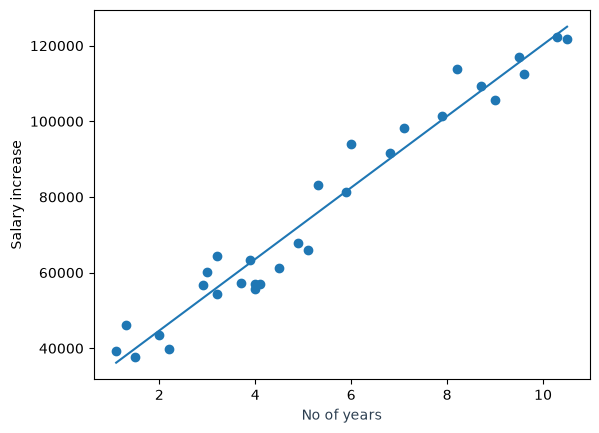
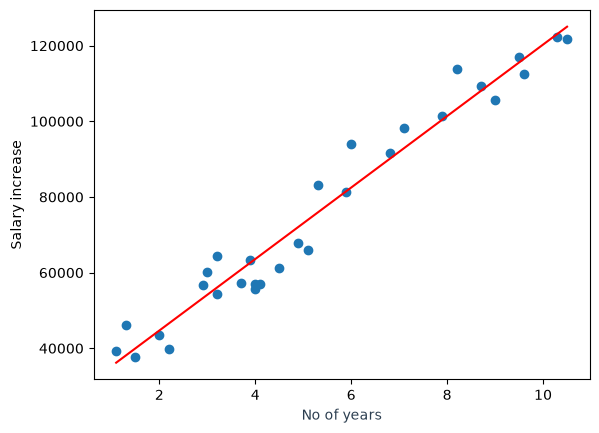
Unified diff of the notebook cell whose output changed from the first chart to the second:
--- before
+++ after
@@ -3,5 +3,5 @@
 plt.ylabel("Salary increase", color="#000000")
 
-plt.plot(df["YearsExperience"], lnr_model.predict(df[["YearsExperience"]]))
+plt.plot(df["YearsExperience"], lnr_model.predict(df[["YearsExperience"]]), color = "red")
 
 plt.show()

Commit: Graph prperties changes